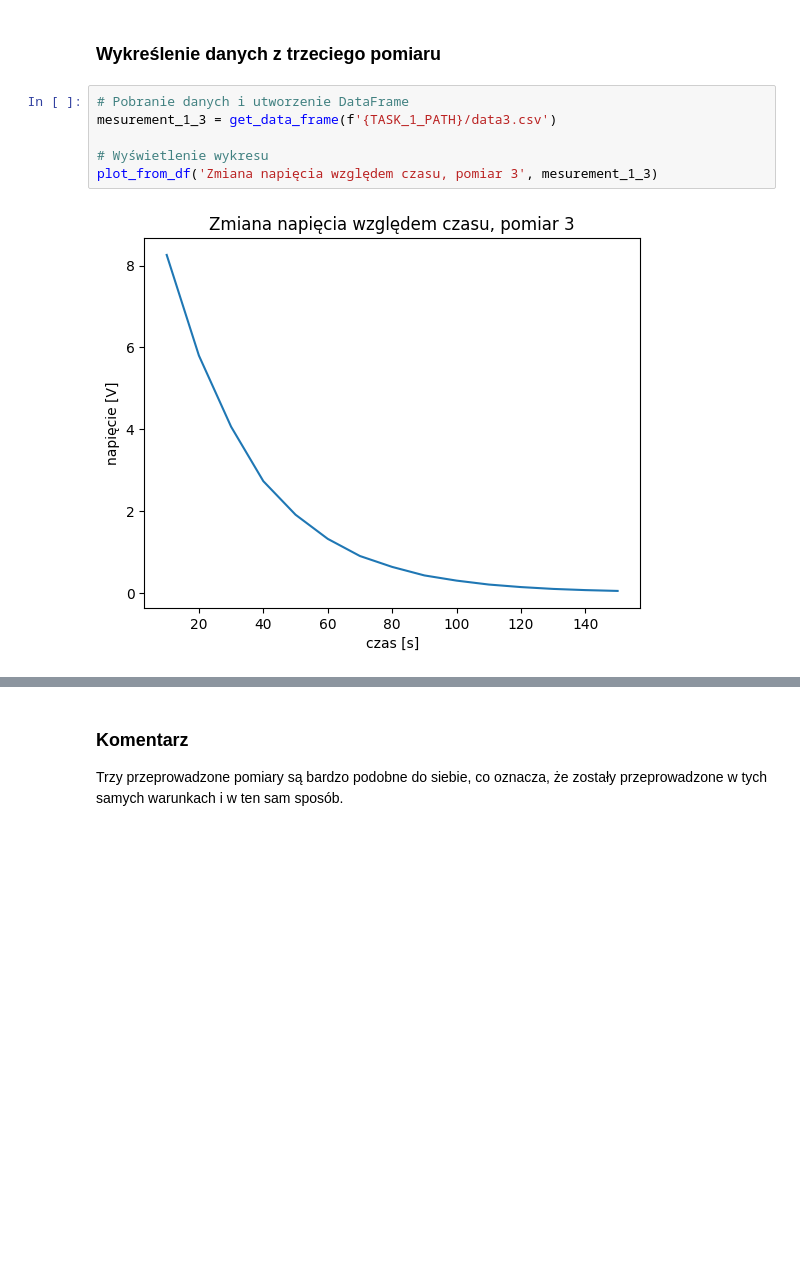
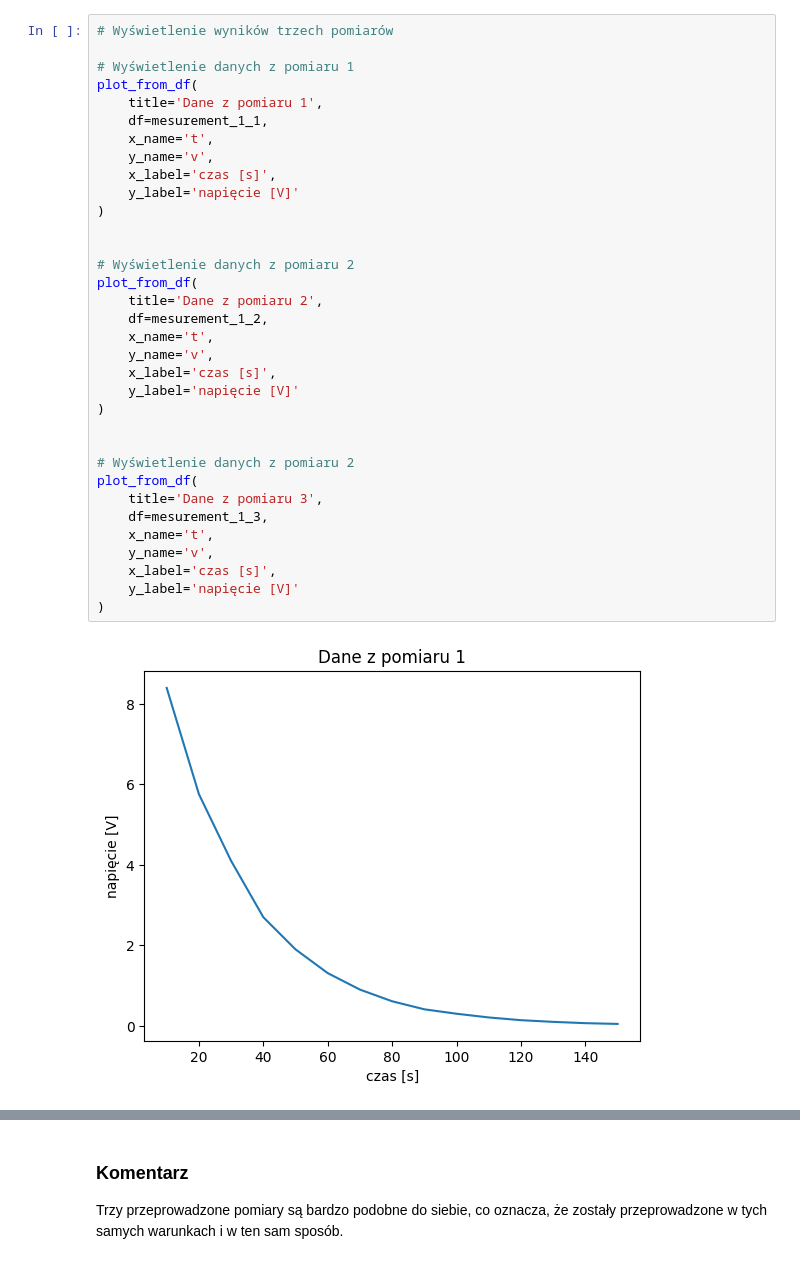
Before and after one commit to mateusz-lisowski/fiz-labs, a Jupyter notebook: lab3/report.ipynb, the cells around one changed output, grey strips where cells are left out. Saved outputs shown, nothing was run; the diff lists cells and outputs as text; blank space fills up the shorter version.

Commit message:
Fully solved tasks without comment

```diff
--- a/lab3/report.ipynb
+++ b/lab3/report.ipynb
@@ -115,10 +137,36 @@ plot_from_df('Zmiana napięcia względem czasu, pomiar 2', mesurement_1_2)
-# %% [markdown]
-### Wykreślenie danych z trzeciego pomiaru
-# %%
-# Pobranie danych i utworzenie DataFrame
-mesurement_1_3 = get_data_frame(f'{TASK_1_PATH}/data3.csv')
-
-# Wyświetlenie wykresu
-plot_from_df('Zmiana napięcia względem czasu, pomiar 3', mesurement_1_3)
-# %% [output]
-[figure, removed]
+# %%
+# Wyświetlenie wyników trzech pomiarów
+
+# Wyświetlenie danych z pomiaru 1
+plot_from_df(
+    title='Dane z pomiaru 1',
+    df=mesurement_1_1,
+    x_name='t',
+    y_name='v',
+    x_label='czas [s]',
+    y_label='napięcie [V]'
+)
+
+
+# Wyświetlenie danych z pomiaru 2
+plot_from_df(
+    title='Dane z pomiaru 2',
+    df=mesurement_1_2,
+    x_name='t',
+    y_name='v',
+    x_label='czas [s]',
+    y_label='napięcie [V]'
+)
+
+
+# Wyświetlenie danych z pomiaru 2
+plot_from_df(
+    title='Dane z pomiaru 3',
+    df=mesurement_1_3,
+    x_name='t',
+    y_name='v',
+    x_label='czas [s]',
+    y_label='napięcie [V]'
+)
+# %% [output]
+[figure, added]
```
Also changed, not shown: parts of 20 cells of this notebook.
